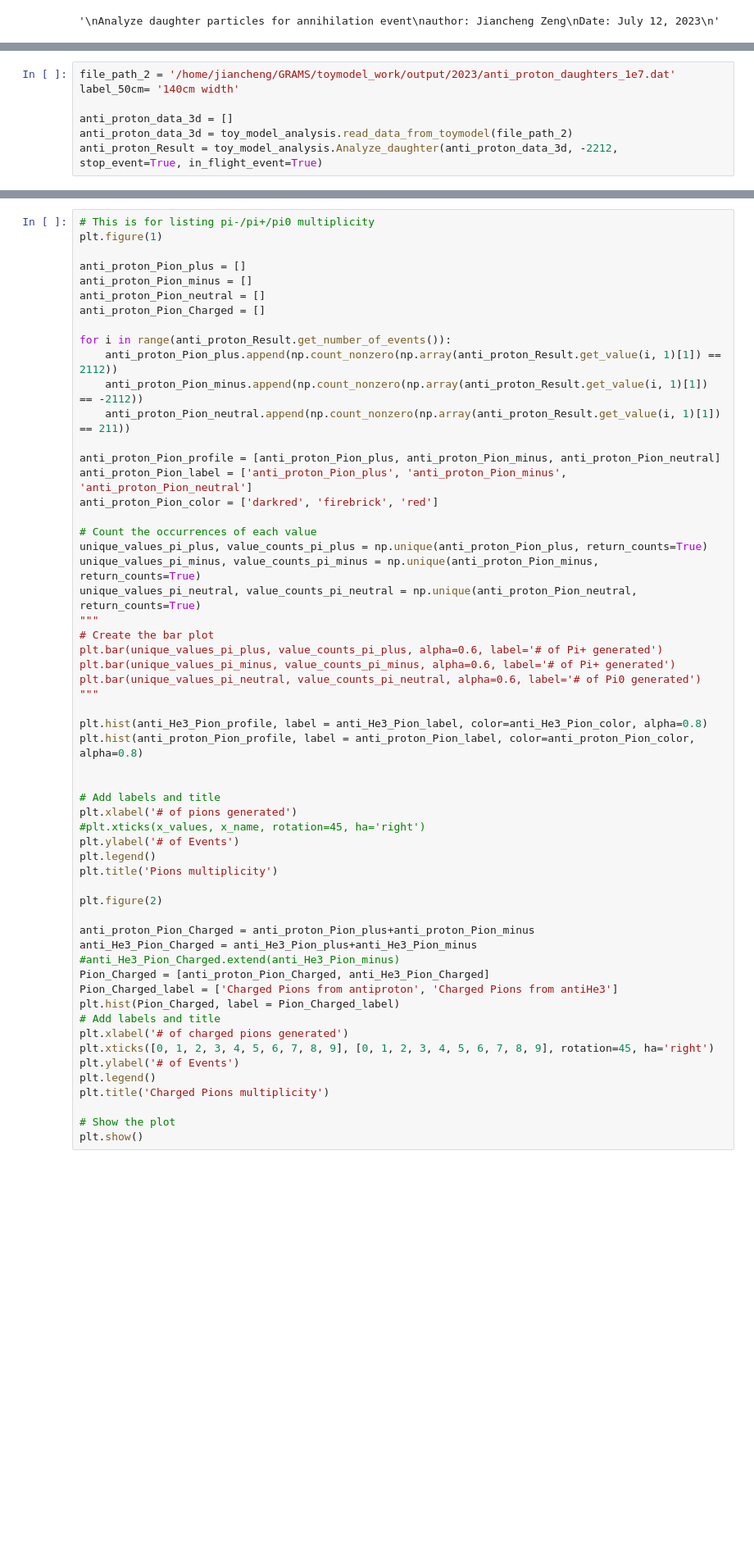
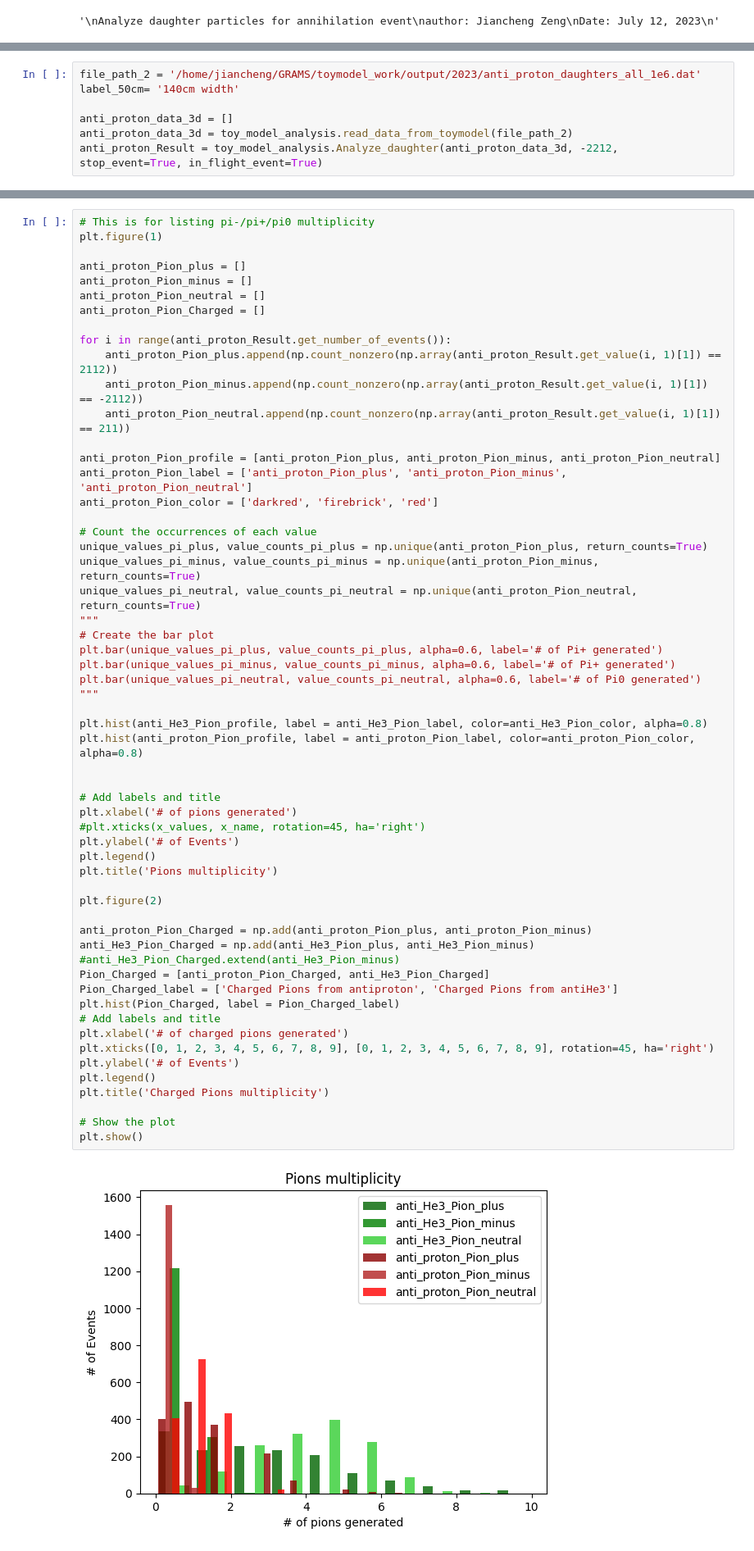
Before and after one commit to Eclipsedclaw/GRAMS, a Jupyter notebook: analysis/2023_Paper/Daughter_analysis.ipynb, the cells around one changed output, grey strips where cells are left out. Shown at 82% size. Drawn from its saved outputs; the diff is of its cells as text; blank space fills up the shorter version.

```diff
--- a/analysis/2023_Paper/Daughter_analysis.ipynb
+++ b/analysis/2023_Paper/Daughter_analysis.ipynb
@@ -144,5 +187,5 @@ plt.show()
 # %%
-file_path_2 = '/home/jiancheng/GRAMS/toymodel_work/output/2023/anti_proton_daughters_1e7.dat'
+file_path_2 = '/home/jiancheng/GRAMS/toymodel_work/output/2023/anti_proton_daughters_all_1e6.dat'
 label_50cm= '140cm width'
 
 anti_proton_data_3d = []
@@ -176,32 +227,34 @@ plt.bar(unique_values_pi_plus, value_counts_pi_plus, alpha=0.6, label='# of Pi+
 plt.bar(unique_values_pi_minus, value_counts_pi_minus, alpha=0.6, label='# of Pi+ generated')
 plt.bar(unique_values_pi_neutral, value_counts_pi_neutral, alpha=0.6, label='# of Pi0 generated')
 """
 
 plt.hist(anti_He3_Pion_profile, label = anti_He3_Pion_label, color=anti_He3_Pion_color, alpha=0.8)
 plt.hist(anti_proton_Pion_profile, label = anti_proton_Pion_label, color=anti_proton_Pion_color, alpha=0.8)
 
 
 # Add labels and title
 plt.xlabel('# of pions generated')
 #plt.xticks(x_values, x_name, rotation=45, ha='right')
 plt.ylabel('# of Events')
 plt.legend()
 plt.title('Pions multiplicity')
 
 plt.figure(2)
 
-anti_proton_Pion_Charged = anti_proton_Pion_plus+anti_proton_Pion_minus
-anti_He3_Pion_Charged = anti_He3_Pion_plus+anti_He3_Pion_minus
+anti_proton_Pion_Charged = np.add(anti_proton_Pion_plus, anti_proton_Pion_minus)
+anti_He3_Pion_Charged = np.add(anti_He3_Pion_plus, anti_He3_Pion_minus)
 #anti_He3_Pion_Charged.extend(anti_He3_Pion_minus)
 Pion_Charged = [anti_proton_Pion_Charged, anti_He3_Pion_Charged]
 Pion_Charged_label = ['Charged Pions from antiproton', 'Charged Pions from antiHe3']
 plt.hist(Pion_Charged, label = Pion_Charged_label)
 # Add labels and title
 plt.xlabel('# of charged pions generated')
 plt.xticks([0, 1, 2, 3, 4, 5, 6, 7, 8, 9], [0, 1, 2, 3, 4, 5, 6, 7, 8, 9], rotation=45, ha='right')
 plt.ylabel('# of Events')
 plt.legend()
 plt.title('Charged Pions multiplicity')
 
 # Show the plot
 plt.show()
+# %% [output]
+[figure, added]
```
Also changed, not shown: parts of 8 cells of this notebook, 1 other file.
